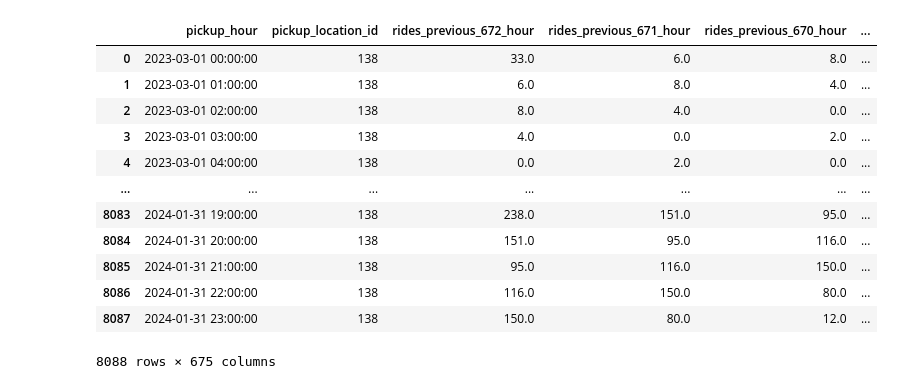
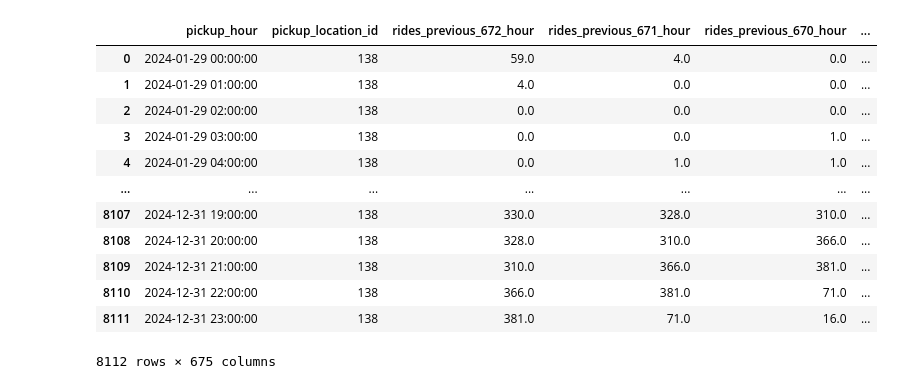
Before and after one commit to Chris6995/mlops_project_prueba, a Jupyter notebook: notebooks/4_1_raw_data_into_features_targets_12_months.ipynb, the cells around one changed output. Cells and saved outputs as stored; diff of their text form; code cells hidden in the pictures.

```diff
--- a/notebooks/4_1_raw_data_into_features_targets_12_months.ipynb
+++ b/notebooks/4_1_raw_data_into_features_targets_12_months.ipynb
@@ -12,6 +12,8 @@ sys.path.append(str(Path().resolve().parent / "src"))
 # %%
 from data import load_last_12_months_data
 
-rides_all = load_last_12_months_data(datetime(2024, 2, 1))
+
+# descargamos todo el año 2024
+rides_all = load_last_12_months_data(datetime(2025, 1, 1), months_ago=12)
 rides_all['pickup_datetime'].describe()
 # %% [output]
@@ -90,26 +65,26 @@ ts_data[ts_data.pickup_location_id == 138]
 # %%
 from data import transform_to_features_and_target
 
 # Transformamos la serie temporal a un dataframe de características y objetivo
-location_id = 138
-n_lags = 24*28 # 1 días
+location_id = 138 # zona con id 138
+n_lags = 24*28 # 4 semanas lags
 
-X, y, df_location = transform_to_features_and_target(ts_data, location_id, n_lags)
+X, y, df_location = transform_to_features_and_target(ts_data,n_lags = 24*28, location_id = 138)
 df_location
 # %% [output]
 |  | pickup_hour | pickup_location_id | rides_previous_672_hour | rides_previous_671_hour | rides_previous_670_hour | ... |
-| 0 | 2023-03-01 00:00:00 | 138 | 33.0 | 6.0 | 8.0 | ... |
-| 1 | 2023-03-01 01:00:00 | 138 | 6.0 | 8.0 | 4.0 | ... |
-| 2 | 2023-03-01 02:00:00 | 138 | 8.0 | 4.0 | 0.0 | ... |
-| 3 | 2023-03-01 03:00:00 | 138 | 4.0 | 0.0 | 2.0 | ... |
-| 4 | 2023-03-01 04:00:00 | 138 | 0.0 | 2.0 | 0.0 | ... |
+| 0 | 2024-01-29 00:00:00 | 138 | 59.0 | 4.0 | 0.0 | ... |
+| 1 | 2024-01-29 01:00:00 | 138 | 4.0 | 0.0 | 0.0 | ... |
+| 2 | 2024-01-29 02:00:00 | 138 | 0.0 | 0.0 | 0.0 | ... |
+| 3 | 2024-01-29 03:00:00 | 138 | 0.0 | 0.0 | 1.0 | ... |
+| 4 | 2024-01-29 04:00:00 | 138 | 0.0 | 1.0 | 1.0 | ... |
 | ... | ... | ... | ... | ... | ... | ... |
-| 8083 | 2024-01-31 19:00:00 | 138 | 238.0 | 151.0 | 95.0 | ... |
-| 8084 | 2024-01-31 20:00:00 | 138 | 151.0 | 95.0 | 116.0 | ... |
-| 8085 | 2024-01-31 21:00:00 | 138 | 95.0 | 116.0 | 150.0 | ... |
-| 8086 | 2024-01-31 22:00:00 | 138 | 116.0 | 150.0 | 80.0 | ... |
-| 8087 | 2024-01-31 23:00:00 | 138 | 150.0 | 80.0 | 12.0 | ... |
+| 8107 | 2024-12-31 19:00:00 | 138 | 330.0 | 328.0 | 310.0 | ... |
+| 8108 | 2024-12-31 20:00:00 | 138 | 328.0 | 310.0 | 366.0 | ... |
+| 8109 | 2024-12-31 21:00:00 | 138 | 310.0 | 366.0 | 381.0 | ... |
+| 8110 | 2024-12-31 22:00:00 | 138 | 366.0 | 381.0 | 71.0 | ... |
+| 8111 | 2024-12-31 23:00:00 | 138 | 381.0 | 71.0 | 16.0 | ... |
-8088 rows × 675 columns
+8112 rows × 675 columns
 # %%
 # guardamos datos
 from paths import TRANSFORMED_DATA_DIR
```
Also changed, not shown: parts of 5 cells of this notebook, 10 other files.
